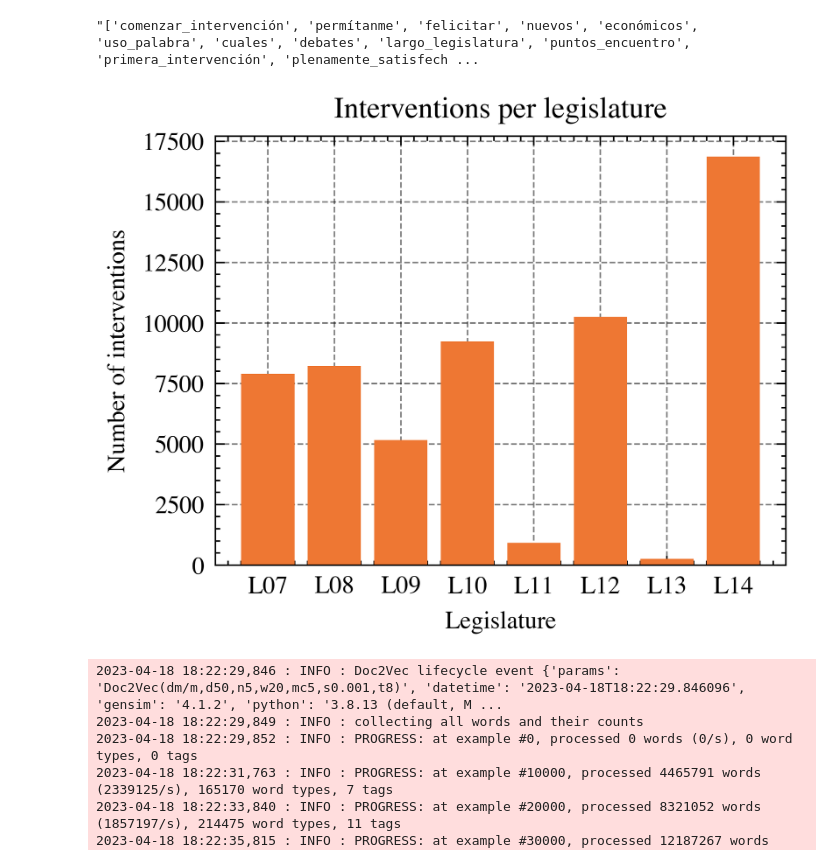
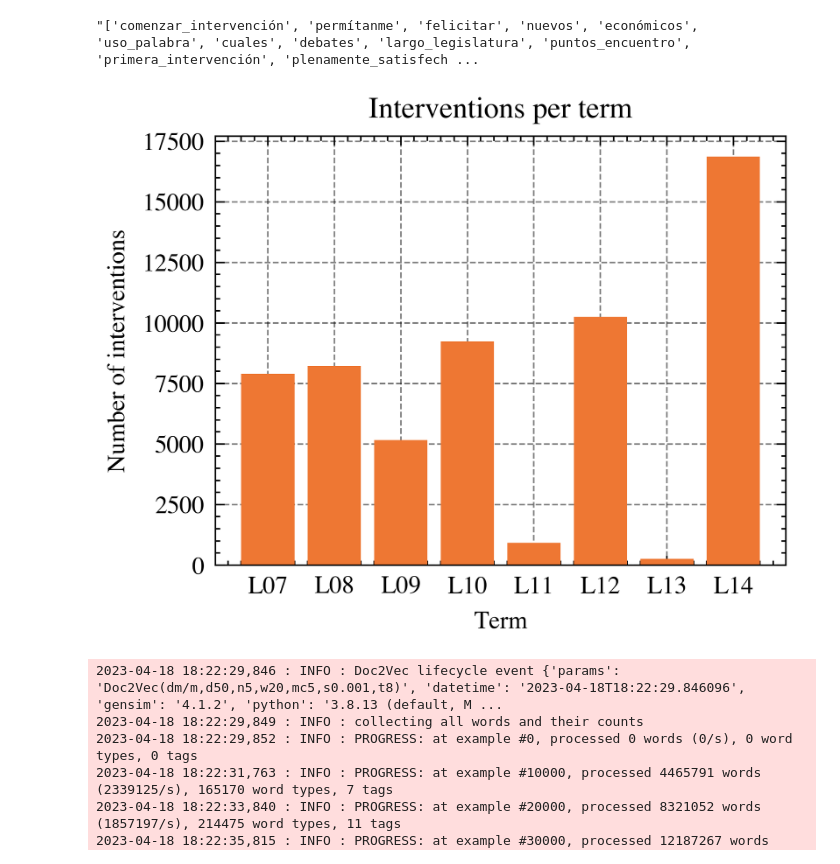
Before and after one commit to dibuja/polarisation-nlp, a Jupyter notebook: notebooks/ideological_polarisation.ipynb, the cells around one changed output. Saved outputs shown, nothing was run; the diff lists cells and outputs as text; code cells hidden in the pictures.

```diff
--- a/notebooks/ideological_polarisation.ipynb
+++ b/notebooks/ideological_polarisation.ipynb
@@ -62,25 +62,25 @@ f.loc[4].text
 # %%
 fig, ax = plt.subplots()
 
 ax.bar(fc.index, fc.text)
 
 #ax.set_xticks(range(2000, 2023, 2))
 #ax.set_xticklabels(range(2000, 2023, 2), rotation=60)  # , ha='right')
 #ax.grid(alpha=.3)
 
 # remove tick marks
 #ax.xaxis.set_tick_params(size=0)
 #ax.yaxis.set_tick_params(size=0)
 
 # Titles
-ax.set_xlabel('Legislature')
+ax.set_xlabel('Term')
 ax.set_ylabel(f'Number of interventions')
-ax.set_title('Interventions per legislature')
+ax.set_title('Interventions per term')
 ax.title.set_weight('bold')
 
 #ax.legend()
 # %% [output]
-[figure, old version]
+[figure, new version]
 # %%
 corpus = df.values.tolist()
 
```
Also changed, not shown: parts of 5 cells of this notebook, 10 other files.
